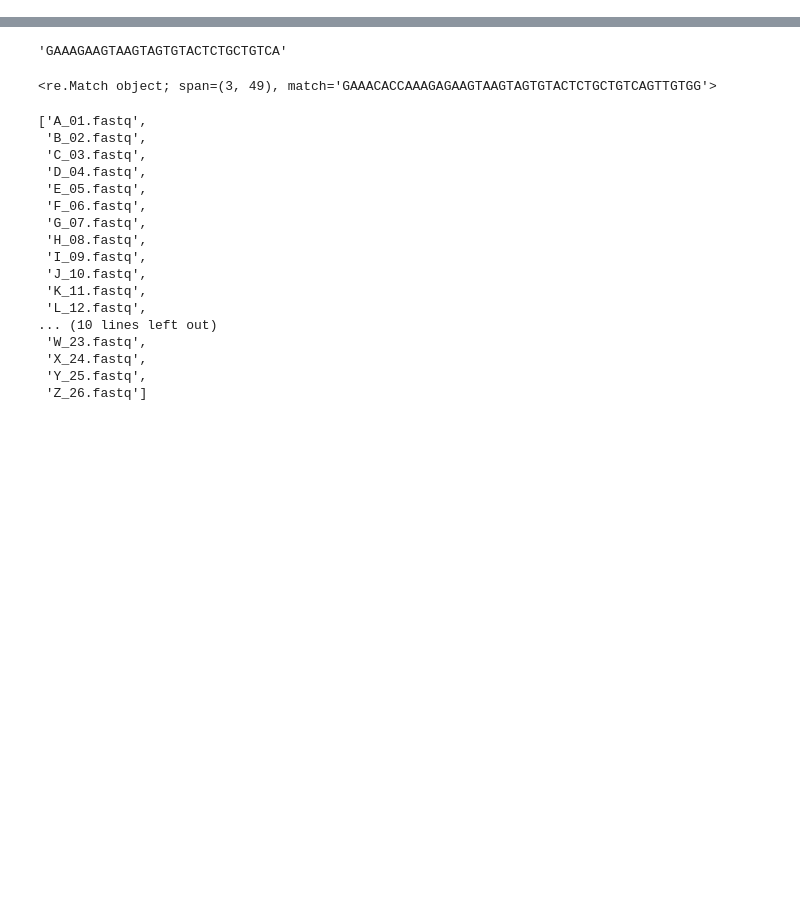
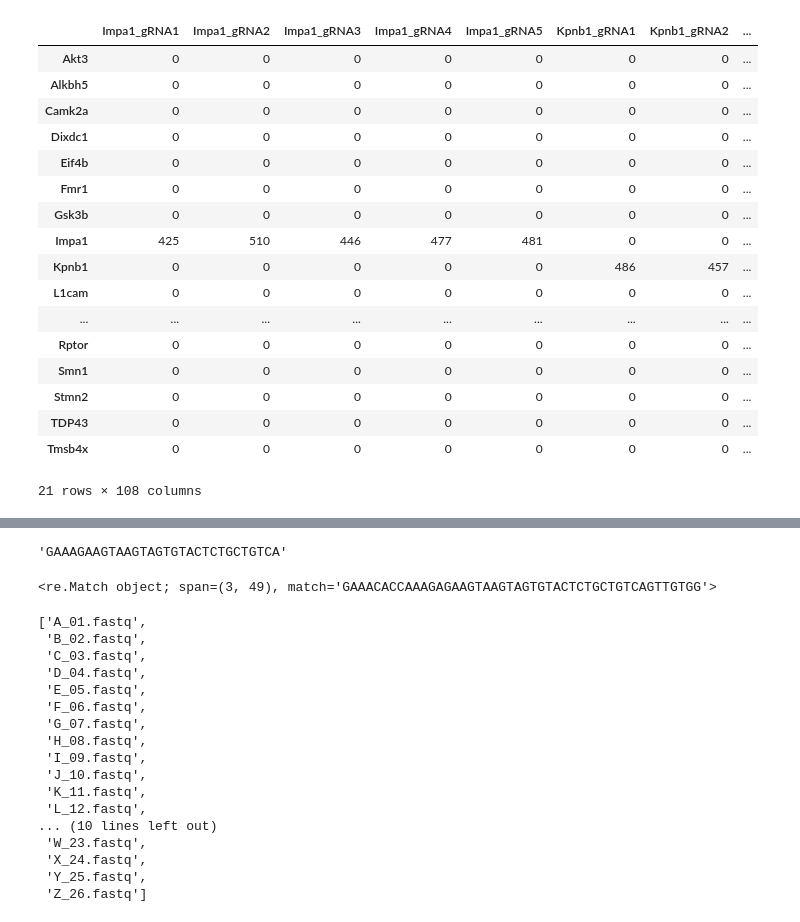
Before and after one commit to QilabGitHub/CRISPR-TO, a Jupyter notebook: LibPoolAna.ipynb, the cells around one changed output, grey strips where cells are left out. Drawn from its saved outputs; the diff is of its cells as text; code cells hidden in the pictures; blank space fills up the shorter version.

```diff
--- a/LibPoolAna.ipynb
+++ b/LibPoolAna.ipynb
@@ -74,0 +124,21 @@ report_mat_frac = report_mat.div(report_mat.sum(axis=1), axis=0)
+# %%
+report_mat
+# %% [output]
+|  | Impa1_gRNA1 | Impa1_gRNA2 | Impa1_gRNA3 | Impa1_gRNA4 | Impa1_gRNA5 | Kpnb1_gRNA1 | Kpnb1_gRNA2 | ... |
+| Akt3 | 0 | 0 | 0 | 0 | 0 | 0 | 0 | ... |
+| Alkbh5 | 0 | 0 | 0 | 0 | 0 | 0 | 0 | ... |
+| Camk2a | 0 | 0 | 0 | 0 | 0 | 0 | 0 | ... |
+| Dixdc1 | 0 | 0 | 0 | 0 | 0 | 0 | 0 | ... |
+| Eif4b | 0 | 0 | 0 | 0 | 0 | 0 | 0 | ... |
+| Fmr1 | 0 | 0 | 0 | 0 | 0 | 0 | 0 | ... |
+| Gsk3b | 0 | 0 | 0 | 0 | 0 | 0 | 0 | ... |
+| Impa1 | 425 | 510 | 446 | 477 | 481 | 0 | 0 | ... |
+| Kpnb1 | 0 | 0 | 0 | 0 | 0 | 486 | 457 | ... |
+| L1cam | 0 | 0 | 0 | 0 | 0 | 0 | 0 | ... |
+| ... | ... | ... | ... | ... | ... | ... | ... | ... |
+| Rptor | 0 | 0 | 0 | 0 | 0 | 0 | 0 | ... |
+| Smn1 | 0 | 0 | 0 | 0 | 0 | 0 | 0 | ... |
+| Stmn2 | 0 | 0 | 0 | 0 | 0 | 0 | 0 | ... |
+| TDP43 | 0 | 0 | 0 | 0 | 0 | 0 | 0 | ... |
+| Tmsb4x | 0 | 0 | 0 | 0 | 0 | 0 | 0 | ... |
+21 rows × 108 columns
```
Also changed, not shown: parts of 15 cells of this notebook, 2 other files.
